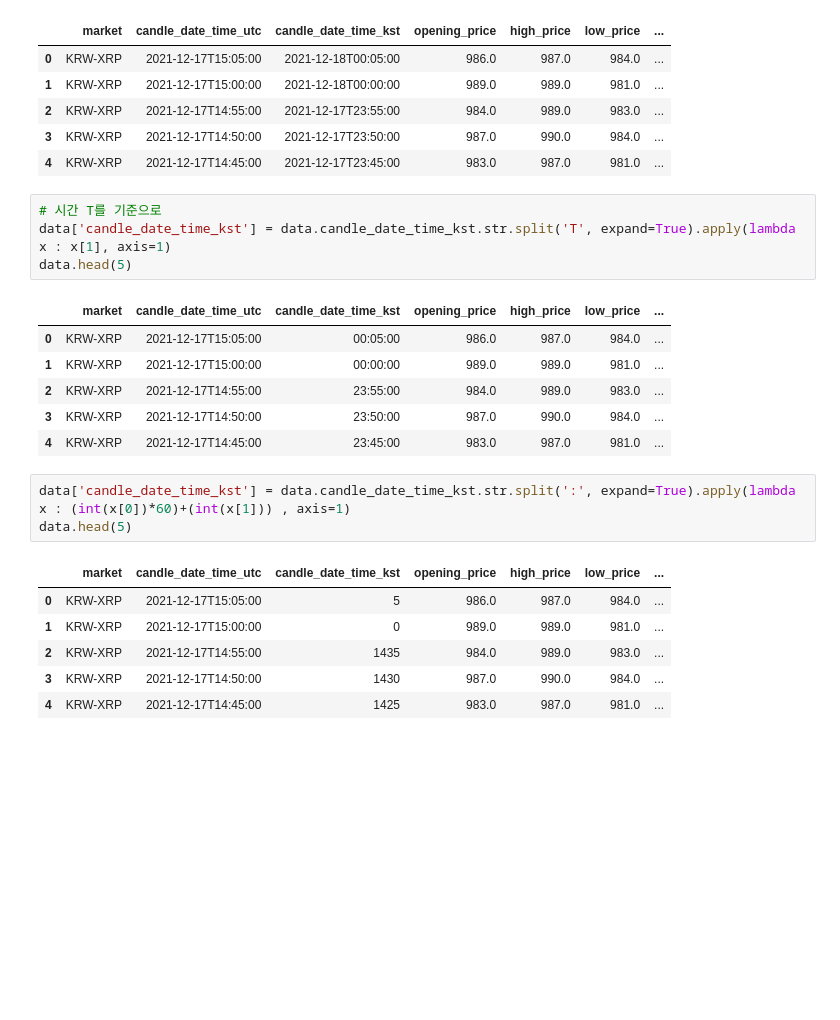
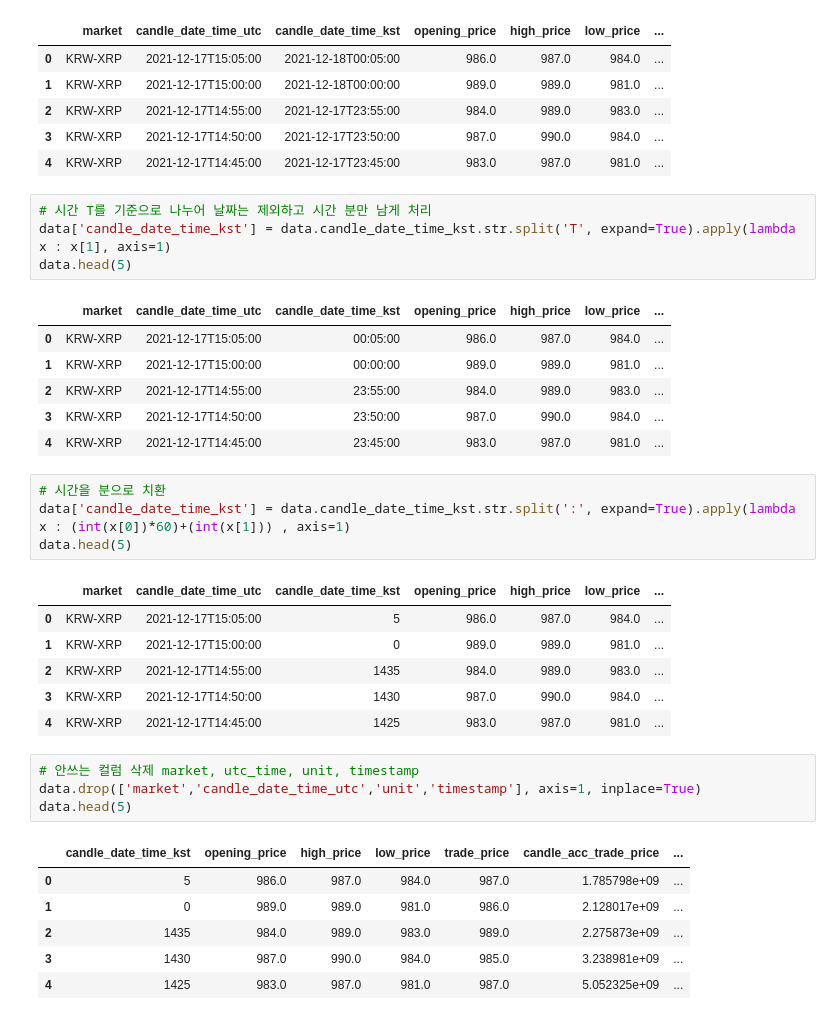
Before and after one commit to FeelOneE/price_prediction, a Jupyter notebook: coin_project.ipynb, the cells around one changed output. Cells and saved outputs as stored; diff of their text form; blank space fills up the shorter version.

```diff
--- a/coin_project.ipynb
+++ b/coin_project.ipynb
@@ -27,7 +27,7 @@ data.head(5)
 | 3 | KRW-XRP | 2021-12-17T14:50:00 | 2021-12-17T23:50:00 | 987.0 | 990.0 | 984.0 | ... |
 | 4 | KRW-XRP | 2021-12-17T14:45:00 | 2021-12-17T23:45:00 | 983.0 | 987.0 | 981.0 | ... |
 # %%
-# 시간 T를 기준으로
+# 시간 T를 기준으로 나누어 날짜는 제외하고 시간 분만 남게 처리
 data['candle_date_time_kst'] = data.candle_date_time_kst.str.split('T', expand=True).apply(lambda x : x[1], axis=1)
 data.head(5)
 # %% [output]
@@ -38,6 +38,7 @@ data.head(5)
 | 3 | KRW-XRP | 2021-12-17T14:50:00 | 23:50:00 | 987.0 | 990.0 | 984.0 | ... |
 | 4 | KRW-XRP | 2021-12-17T14:45:00 | 23:45:00 | 983.0 | 987.0 | 981.0 | ... |
 # %%
+# 시간을 분으로 치환
 data['candle_date_time_kst'] = data.candle_date_time_kst.str.split(':', expand=True).apply(lambda x : (int(x[0])*60)+(int(x[1])) , axis=1)
 data.head(5)
 # %% [output]
@@ -47,3 +48,14 @@ data.head(5)
 | 2 | KRW-XRP | 2021-12-17T14:55:00 | 1435 | 984.0 | 989.0 | 983.0 | ... |
 | 3 | KRW-XRP | 2021-12-17T14:50:00 | 1430 | 987.0 | 990.0 | 984.0 | ... |
 | 4 | KRW-XRP | 2021-12-17T14:45:00 | 1425 | 983.0 | 987.0 | 981.0 | ... |
+# %%
+# 안쓰는 컬럼 삭제 market, utc_time, unit, timestamp
+data.drop(['market','candle_date_time_utc','unit','timestamp'], axis=1, inplace=True)
+data.head(5)
+# %% [output]
+|  | candle_date_time_kst | opening_price | high_price | low_price | trade_price | candle_acc_trade_price | ... |
+| 0 | 5 | 986.0 | 987.0 | 984.0 | 987.0 | 1.785798e+09 | ... |
+| 1 | 0 | 989.0 | 989.0 | 981.0 | 986.0 | 2.128017e+09 | ... |
+| 2 | 1435 | 984.0 | 989.0 | 983.0 | 989.0 | 2.275873e+09 | ... |
+| 3 | 1430 | 987.0 | 990.0 | 984.0 | 985.0 | 3.238981e+09 | ... |
+| 4 | 1425 | 983.0 | 987.0 | 981.0 | 987.0 | 5.052325e+09 | ... |
```
Also changed, not shown: parts of 7 cells of this notebook.
